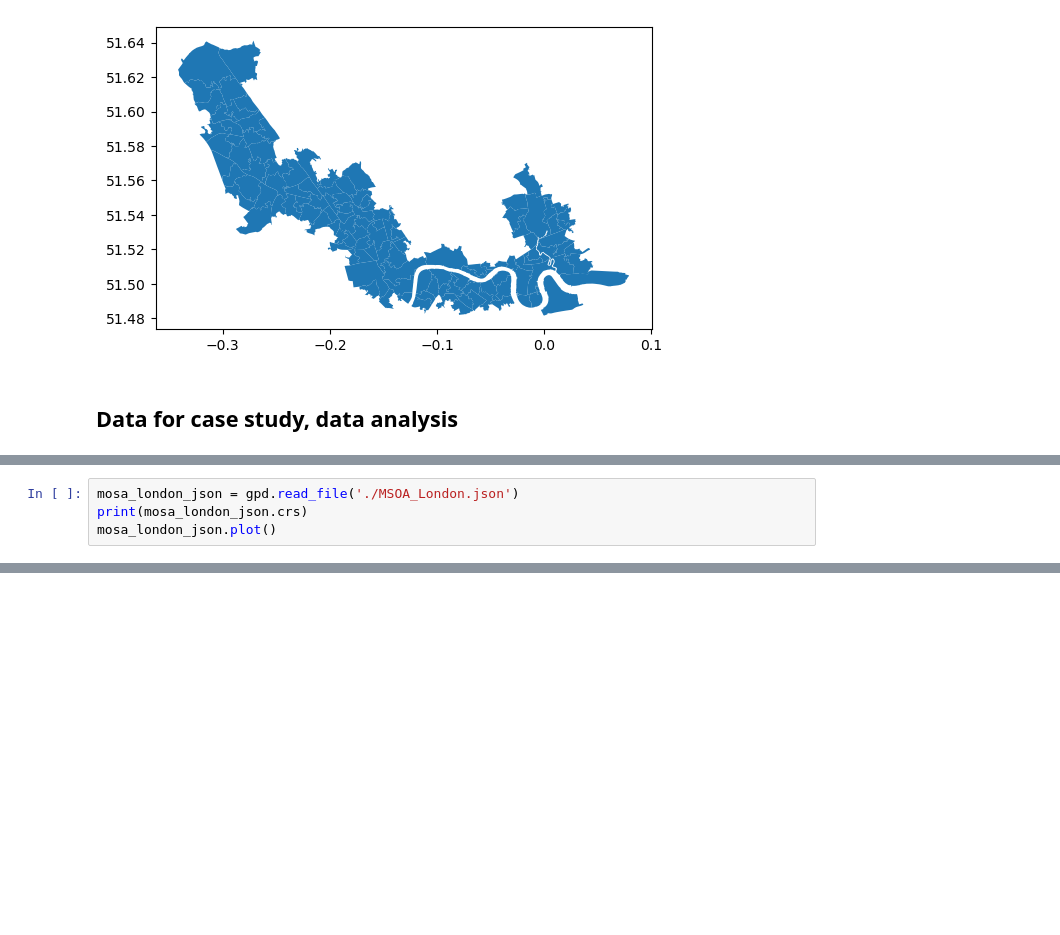
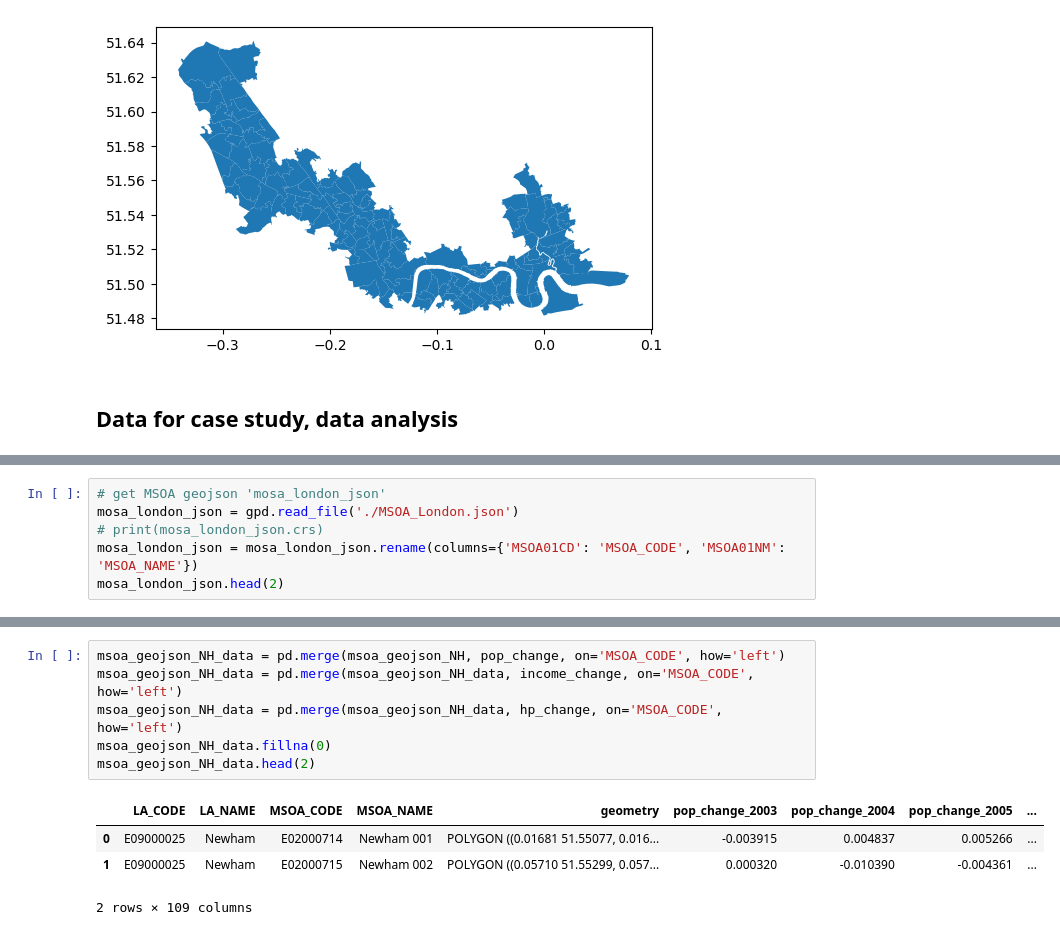
Before and after one commit to X-Fan-Jack/tube-empower-london-regeneration, a Jupyter notebook: data/0_data_factory.ipynb, the cells around one changed output, grey strips where cells are left out. Drawn from its saved outputs; the diff is of its cells as text; blank space fills up the shorter version.

```diff
--- a/data/0_data_factory.ipynb
+++ b/data/0_data_factory.ipynb
@@ -436,5 +467,7 @@ london_Jubilee_msoa_area_change_data.plot()
 # %%
+# get MSOA geojson 'mosa_london_json'
 mosa_london_json = gpd.read_file('./MSOA_London.json')
-print(mosa_london_json.crs)
-mosa_london_json.plot()
+# print(mosa_london_json.crs)
+mosa_london_json = mosa_london_json.rename(columns={'MSOA01CD': 'MSOA_CODE', 'MSOA01NM': 'MSOA_NAME'})
+mosa_london_json.head(2)
 # %% [output]
@@ -454,0 +548,11 @@ mosa_london_json.head(5)
+# %%
+msoa_geojson_NH_data = pd.merge(msoa_geojson_NH, pop_change, on='MSOA_CODE', how='left')
+msoa_geojson_NH_data = pd.merge(msoa_geojson_NH_data, income_change, on='MSOA_CODE', how='left')
+msoa_geojson_NH_data = pd.merge(msoa_geojson_NH_data, hp_change, on='MSOA_CODE', how='left')
+msoa_geojson_NH_data.fillna(0)
+msoa_geojson_NH_data.head(2)
+# %% [output]
+|  | LA_CODE | LA_NAME | MSOA_CODE | MSOA_NAME | geometry | pop_change_2003 | pop_change_2004 | pop_change_2005 | ... |
+| 0 | E09000025 | Newham | E02000714 | Newham 001 | POLYGON ((0.01681 51.55077, 0.016... | -0.003915 | 0.004837 | 0.005266 | ... |
+| 1 | E09000025 | Newham | E02000715 | Newham 002 | POLYGON ((0.05710 51.55299, 0.057... | 0.000320 | -0.010390 | -0.004361 | ... |
+2 rows × 109 columns
```
Also changed, not shown: parts of 12 cells of this notebook, 2 other files.
